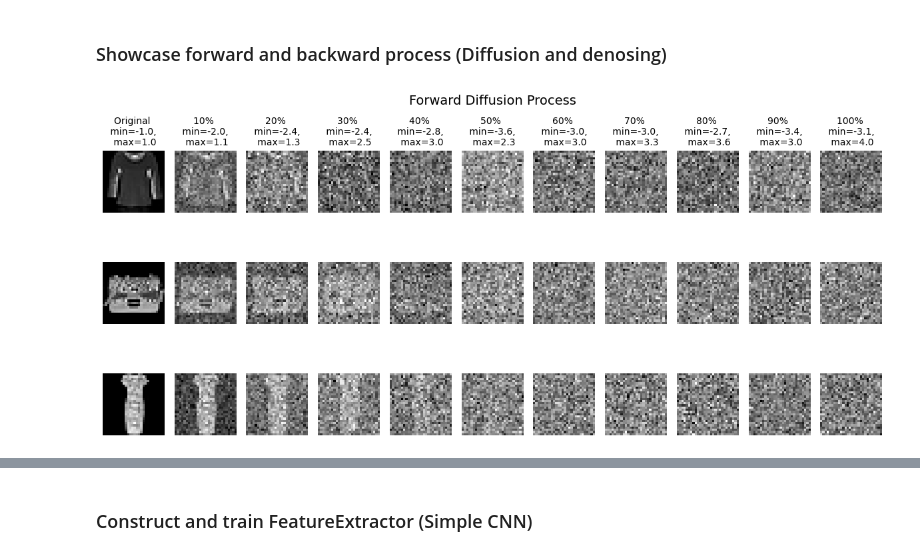
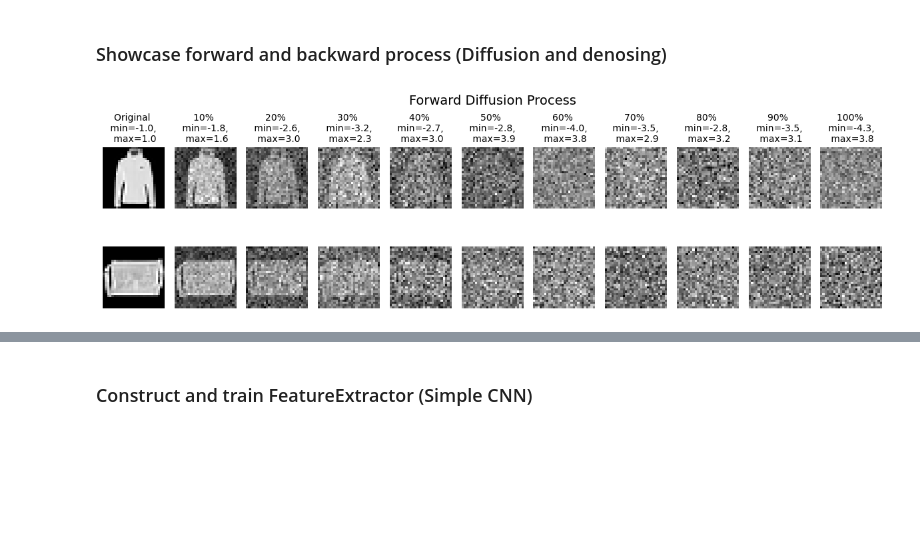
Before and after one commit to emilcw/wasp-deep-learning-module3, a Jupyter notebook: main.ipynb, the cells around one changed output, grey strips where cells are left out. Drawn from its saved outputs; the diff is of its cells as text; code cells hidden in the pictures; blank space fills up the shorter version.

```diff
--- a/main.ipynb
+++ b/main.ipynb
@@ -452,35 +462,35 @@ def show_forward_compact(ddpm, dataloader, device, n_images=6):
     n_cols = 1 + len(noise_percentages)
 
     fig, axes = plt.subplots(n_images, n_cols, figsize=(12, 2 * n_images))
 
     if n_images == 1:
         axes = axes.reshape(1, -1)
 
     for i in range(n_images):
         # Original
         original_img = imgs[i].detach().cpu().numpy() if isinstance(imgs, torch.Tensor) else imgs[i]
         axes[i, 0].imshow(original_img[0], cmap='gray')
         axes[i, 0].set_title(f'Original \n min={original_img.min():.1f}, \n max={original_img.max():.1f}' if i == 0 else '', fontsize=10)
         axes[i, 0].axis('off')
 
         # Noisy versions
         for j, percent in enumerate(noise_percentages):
             timestep = int(percent * ddpm.timesteps) - 1
             noisy_img = ddpm(imgs[i:i+1].to(device), [timestep])
             noisy_img = noisy_img.detach().cpu().numpy() if isinstance(noisy_img, torch.Tensor) else noisy_img
 
             axes[i, j+1].imshow(noisy_img[0][0], cmap='gray')
             if i == 0:  # Only show titles on first row
                 axes[i, j+1].set_title(f'{int(percent * 100)}% \n min={noisy_img.min():.1f}, \n max={noisy_img.max():.1f}', fontsize=10)
             axes[i, j+1].axis('off')
 
     plt.tight_layout()
     plt.suptitle('Forward Diffusion Process', fontsize=14)
     plt.show()
 
-show_forward_compact(ddpm, dataloader, device, n_images=3)
+show_forward_compact(ddpm, dataloader, device, n_images=2)
 # %% [output]
-[figure, old version]
+[figure, new version]
 # %%
 # Visualisze the reverse diffusion process (denoising) with the untrained DDPM model
 
```
Also changed, not shown: parts of 16 cells of this notebook, 10 other files.
